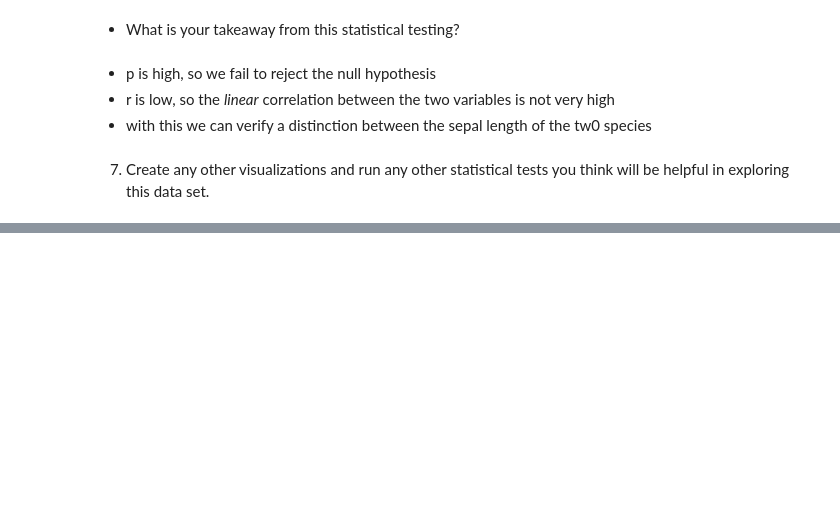
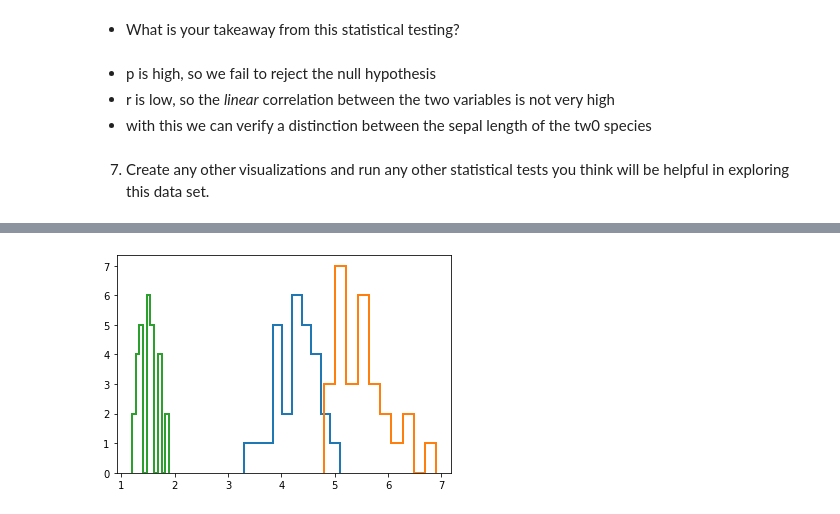
Before and after one commit to ThompsonBethany01/classification-exercises, a Jupyter notebook: classification_exercises.ipynb, the cells around one changed output, grey strips where cells are left out. Drawn from its saved outputs; the diff is of its cells as text; code cells hidden in the pictures; blank space fills up the shorter version.

```diff
--- a/classification_exercises.ipynb
+++ b/classification_exercises.ipynb
@@ -710,0 +716,8 @@ r, p
+# %%
+vers = train[train.species == 'versicolor'].petal_length
+virg = train[train.species == 'virginica'].petal_length
+seto = train[train.species == 'setosa'].petal_length
+
+vers_mean = train[train.species == 'versicolor'].petal_length.mean()
+virg_mean = train[train.species == 'virginica'].petal_length.mean()
+seto_mean = train[train.species == 'setosa'].petal_length.mean()
@@ -710,0 +729,7 @@ r, p
+# %%
+plt.hist(vers,histtype='step',linewidth=2)
+plt.hist(virg,histtype='step',linewidth=2)
+plt.hist(seto,histtype='step',linewidth=2)
+plt.show()
+# %% [output]
+[figure, added]
```
Also changed, not shown: parts of 4 cells of this notebook.
